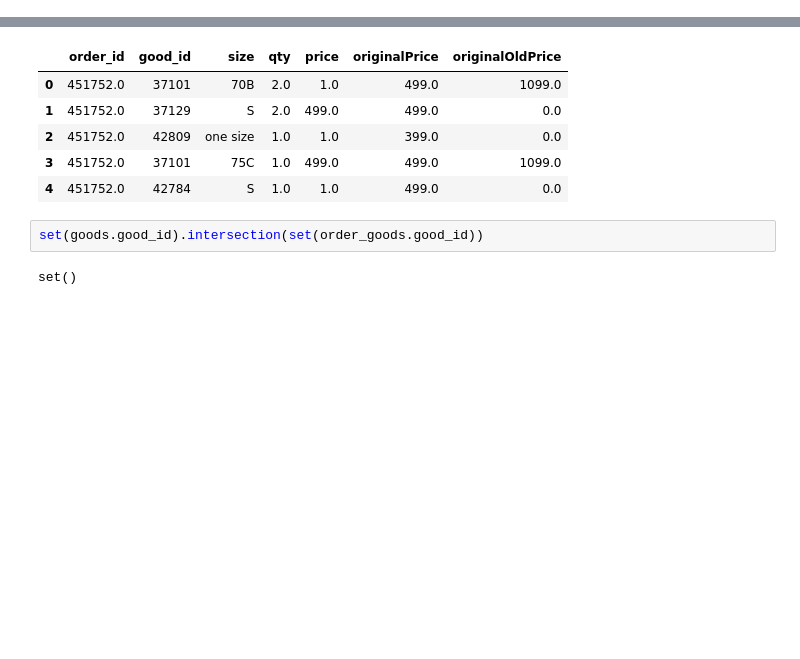
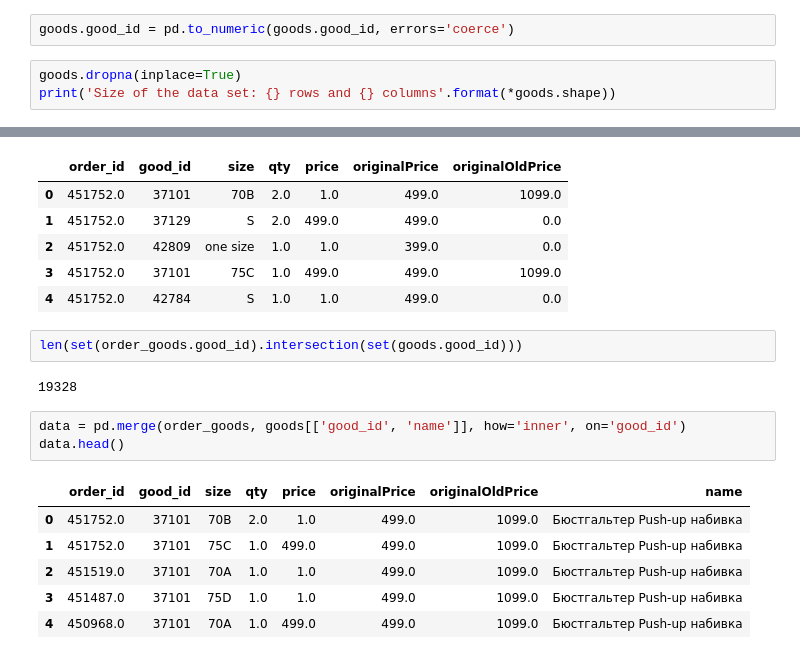
Before and after one commit to alekseisolovev/statistics, a Jupyter notebook: 2nova_eda_rfm_fmr_analysis.ipynb, the cells around one changed output, grey strips where cells are left out. Saved outputs shown, nothing was run; the diff lists cells and outputs as text; blank space fills up the shorter version.

```diff
--- a/2nova_eda_rfm_fmr_analysis.ipynb
+++ b/2nova_eda_rfm_fmr_analysis.ipynb
@@ -392,0 +381,5 @@ goods.head()
+# %%
+goods.good_id = pd.to_numeric(goods.good_id, errors='coerce')
+# %%
+goods.dropna(inplace=True)
+print('Size of the data set: {} rows and {} columns'.format(*goods.shape))
@@ -403,6 +398,16 @@ order_goods.head()
 | 3 | 451752.0 | 37101 | 75C | 1.0 | 499.0 | 499.0 | 1099.0 |
 | 4 | 451752.0 | 42784 | S | 1.0 | 1.0 | 499.0 | 0.0 |
 # %%
-set(goods.good_id).intersection(set(order_goods.good_id))
+len(set(order_goods.good_id).intersection(set(goods.good_id)))
 # %% [output]
-set()
+19328
+# %%
+data = pd.merge(order_goods, goods[['good_id', 'name']], how='inner', on='good_id')
+data.head()
+# %% [output]
+|  | order_id | good_id | size | qty | price | originalPrice | originalOldPrice | name |
+| 0 | 451752.0 | 37101 | 70B | 2.0 | 1.0 | 499.0 | 1099.0 | Бюстгальтер Push-up набивка |
+| 1 | 451752.0 | 37101 | 75C | 1.0 | 499.0 | 499.0 | 1099.0 | Бюстгальтер Push-up набивка |
+| 2 | 451519.0 | 37101 | 70A | 1.0 | 1.0 | 499.0 | 1099.0 | Бюстгальтер Push-up набивка |
+| 3 | 451487.0 | 37101 | 75D | 1.0 | 1.0 | 499.0 | 1099.0 | Бюстгальтер Push-up набивка |
+| 4 | 450968.0 | 37101 | 70A | 1.0 | 499.0 | 499.0 | 1099.0 | Бюстгальтер Push-up набивка |
```
Also changed, not shown: parts of 21 cells of this notebook.
